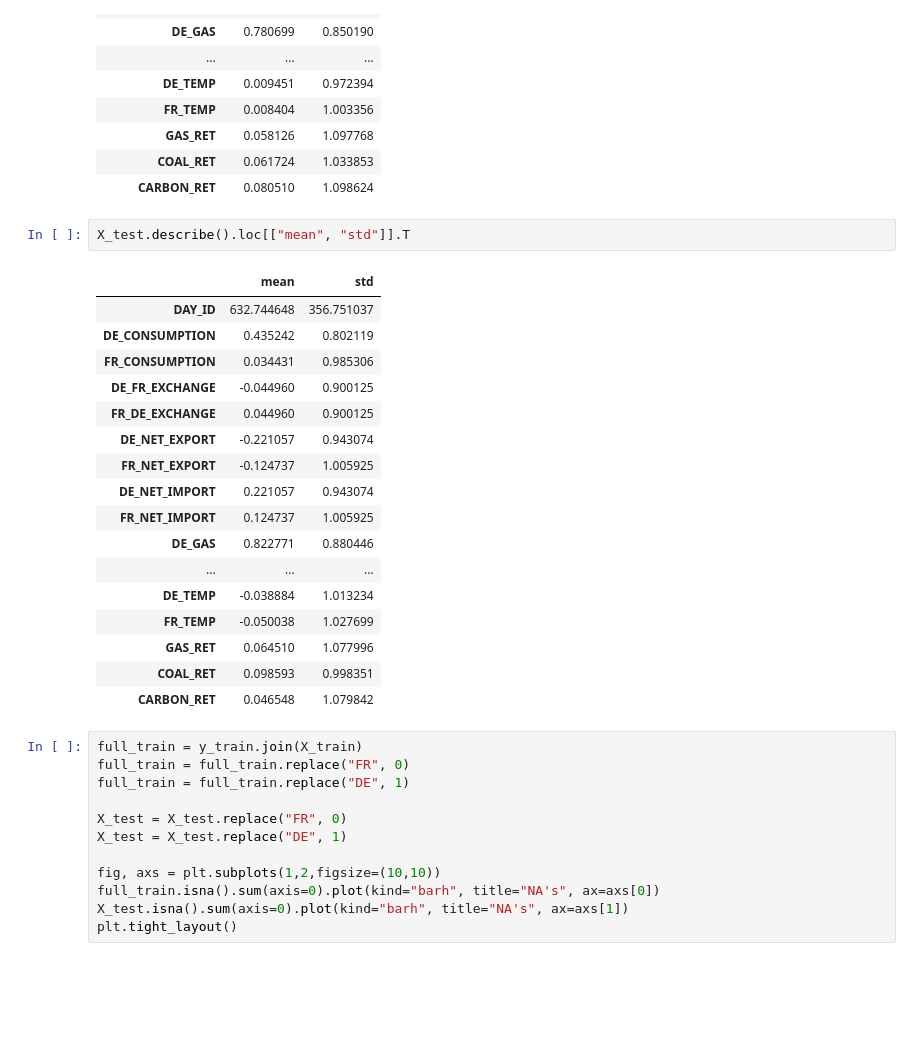
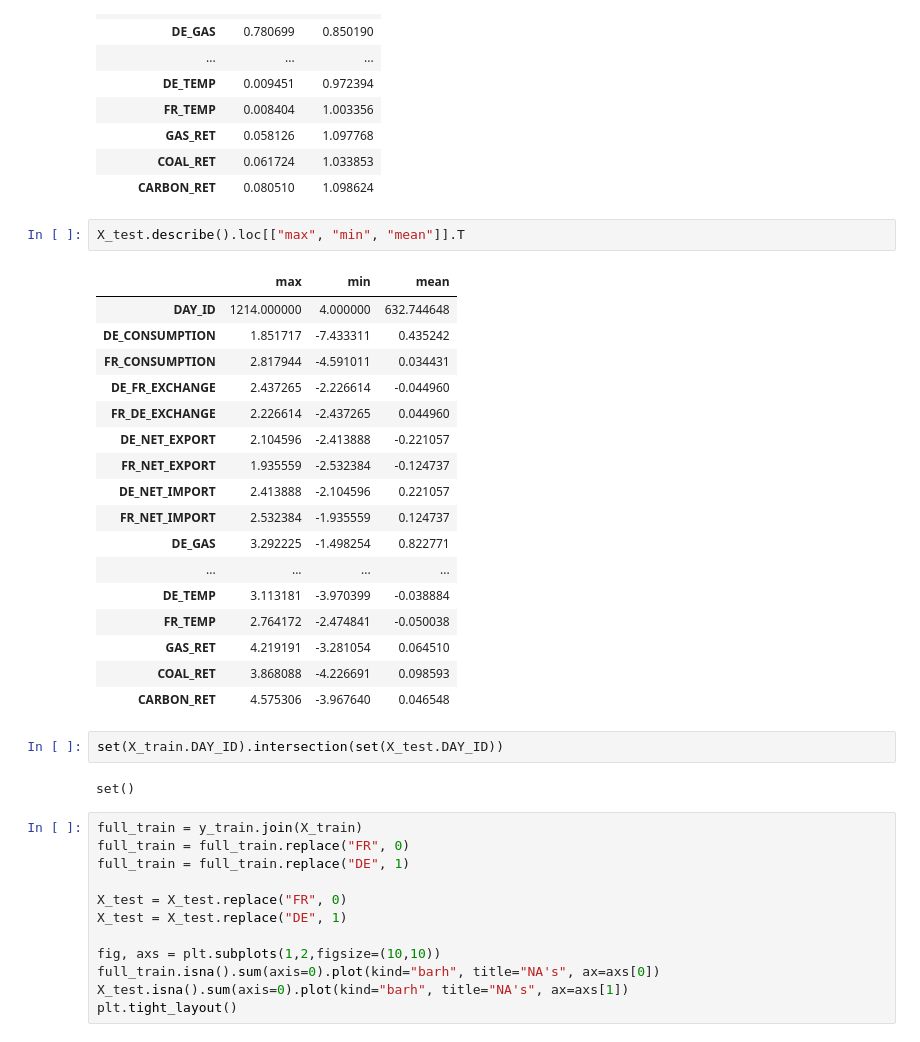
Before and after one commit to chantomkit/QRT2023, a Jupyter notebook: eda.ipynb, the cells around one changed output. Cells and saved outputs as stored; diff of their text form; blank space fills up the shorter version.

```diff
--- a/eda.ipynb
+++ b/eda.ipynb
@@ -66,25 +68,29 @@ X_train.describe().loc[["mean", "std"]].T
 | COAL_RET | 0.061724 | 1.033853 |
 | CARBON_RET | 0.080510 | 1.098624 |
 # %%
-X_test.describe().loc[["mean", "std"]].T
+X_test.describe().loc[["max", "min", "mean"]].T
 # %% [output]
-|  | mean | std |
-| DAY_ID | 632.744648 | 356.751037 |
-| DE_CONSUMPTION | 0.435242 | 0.802119 |
-| FR_CONSUMPTION | 0.034431 | 0.985306 |
-| DE_FR_EXCHANGE | -0.044960 | 0.900125 |
-| FR_DE_EXCHANGE | 0.044960 | 0.900125 |
-| DE_NET_EXPORT | -0.221057 | 0.943074 |
-| FR_NET_EXPORT | -0.124737 | 1.005925 |
-| DE_NET_IMPORT | 0.221057 | 0.943074 |
-| FR_NET_IMPORT | 0.124737 | 1.005925 |
-| DE_GAS | 0.822771 | 0.880446 |
-| ... | ... | ... |
-| DE_TEMP | -0.038884 | 1.013234 |
-| FR_TEMP | -0.050038 | 1.027699 |
-| GAS_RET | 0.064510 | 1.077996 |
-| COAL_RET | 0.098593 | 0.998351 |
-| CARBON_RET | 0.046548 | 1.079842 |
+|  | max | min | mean |
+| DAY_ID | 1214.000000 | 4.000000 | 632.744648 |
+| DE_CONSUMPTION | 1.851717 | -7.433311 | 0.435242 |
+| FR_CONSUMPTION | 2.817944 | -4.591011 | 0.034431 |
+| DE_FR_EXCHANGE | 2.437265 | -2.226614 | -0.044960 |
+| FR_DE_EXCHANGE | 2.226614 | -2.437265 | 0.044960 |
+| DE_NET_EXPORT | 2.104596 | -2.413888 | -0.221057 |
+| FR_NET_EXPORT | 1.935559 | -2.532384 | -0.124737 |
+| DE_NET_IMPORT | 2.413888 | -2.104596 | 0.221057 |
+| FR_NET_IMPORT | 2.532384 | -1.935559 | 0.124737 |
+| DE_GAS | 3.292225 | -1.498254 | 0.822771 |
+| ... | ... | ... | ... |
+| DE_TEMP | 3.113181 | -3.970399 | -0.038884 |
+| FR_TEMP | 2.764172 | -2.474841 | -0.050038 |
+| GAS_RET | 4.219191 | -3.281054 | 0.064510 |
+| COAL_RET | 3.868088 | -4.226691 | 0.098593 |
+| CARBON_RET | 4.575306 | -3.967640 | 0.046548 |
+# %%
+set(X_train.DAY_ID).intersection(set(X_test.DAY_ID))
+# %% [output]
+set()
 # %%
 full_train = y_train.join(X_train)
 full_train = full_train.replace("FR", 0)
```
Also changed, not shown: parts of 41 cells of this notebook, 3 other files.
